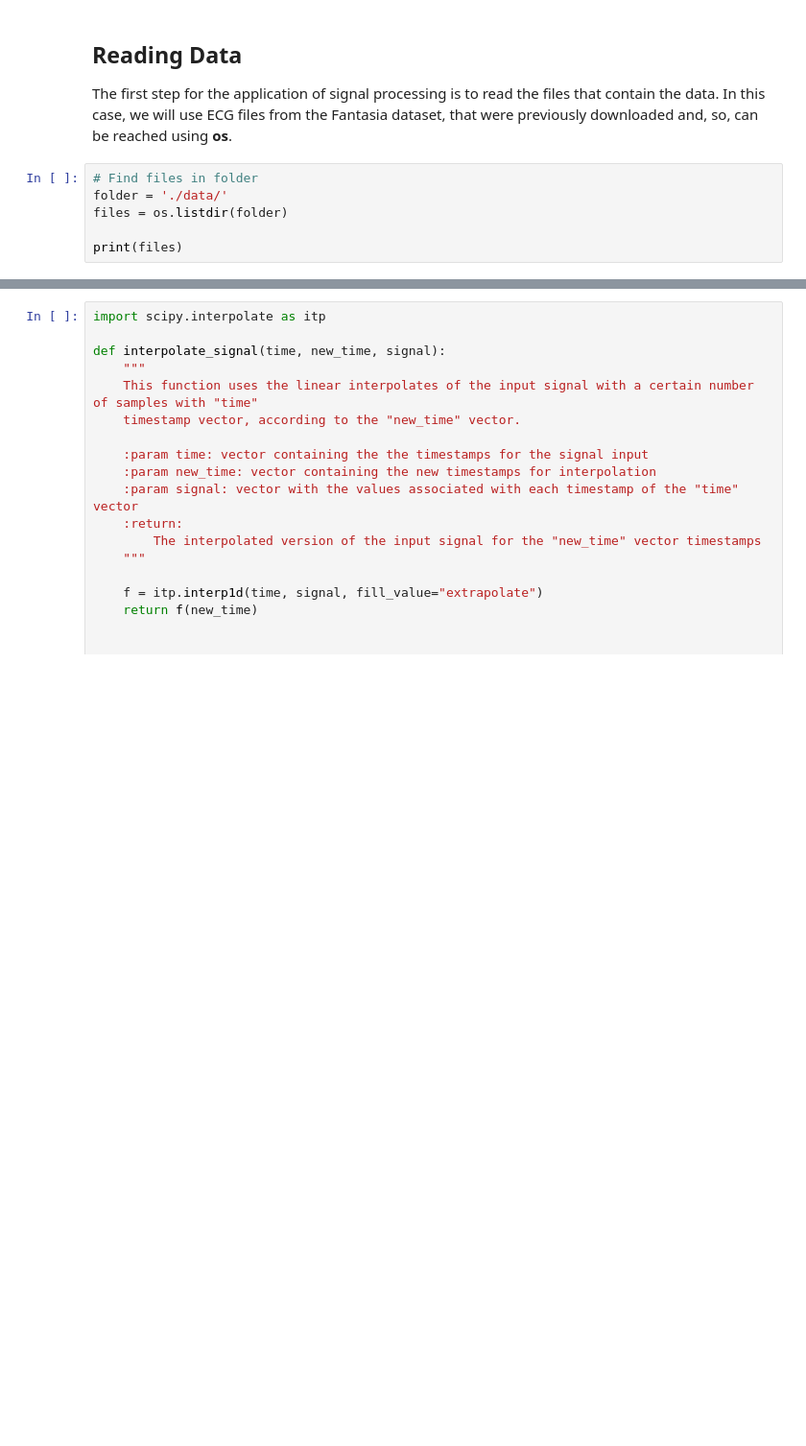
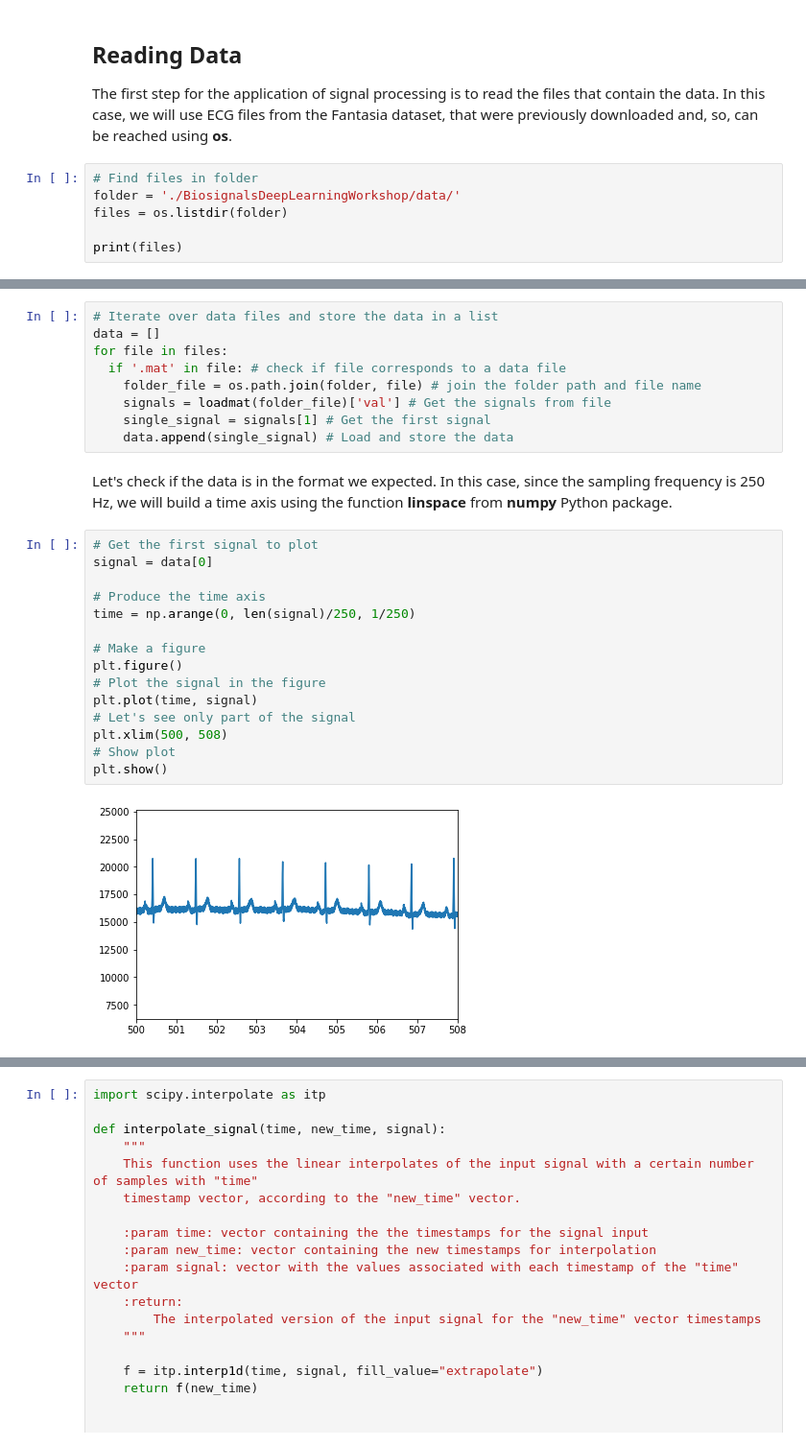
Before and after one commit to djsabelo/BiosignalsDeepLearningWorkshop, a Jupyter notebook: SignalProcessingForSynthesis.ipynb, the cells around one changed output, grey strips where cells are left out. Shown at 96% size. Saved outputs shown, nothing was run; the diff lists cells and outputs as text; blank space fills up the shorter version.

```diff
--- a/SignalProcessingForSynthesis.ipynb
+++ b/SignalProcessingForSynthesis.ipynb
@@ -38,7 +35,7 @@ fatal: destination path 'BiosignalsDeepLearningWorkshop' already exists and is n
 The first step for the application of signal processing is to read the files that contain the data. In this case, we will use ECG files from the Fantasia dataset, that were previously downloaded and, so, can be reached using **os**.
 # %%
 # Find files in folder
-folder = './data/'
+folder = './BiosignalsDeepLearningWorkshop/data/'
 files = os.listdir(folder)
 
 print(files)
@@ -44,0 +50,28 @@ print(files)
+# %%
+# Iterate over data files and store the data in a list
+data = []
+for file in files:
+  if '.mat' in file: # check if file corresponds to a data file
+    folder_file = os.path.join(folder, file) # join the folder path and file name
+    signals = loadmat(folder_file)['val'] # Get the signals from file
+    single_signal = signals[1] # Get the first signal
+    data.append(single_signal) # Load and store the data
+# %% [markdown]
+Let's check if the data is in the format we expected. In this case, since the sampling frequency is 250 Hz, we will build a time axis using the function **linspace** from **numpy** Python package.
+# %%
+# Get the first signal to plot
+signal = data[0]
+
+# Produce the time axis
+time = np.arange(0, len(signal)/250, 1/250)
+
+# Make a figure
+plt.figure()
+# Plot the signal in the figure
+plt.plot(time, signal)
+# Let's see only part of the signal
+plt.xlim(500, 508)
+# Show plot
+plt.show()
+# %% [output]
+[figure, added]
```
Also changed, not shown: parts of 16 cells of this notebook.
